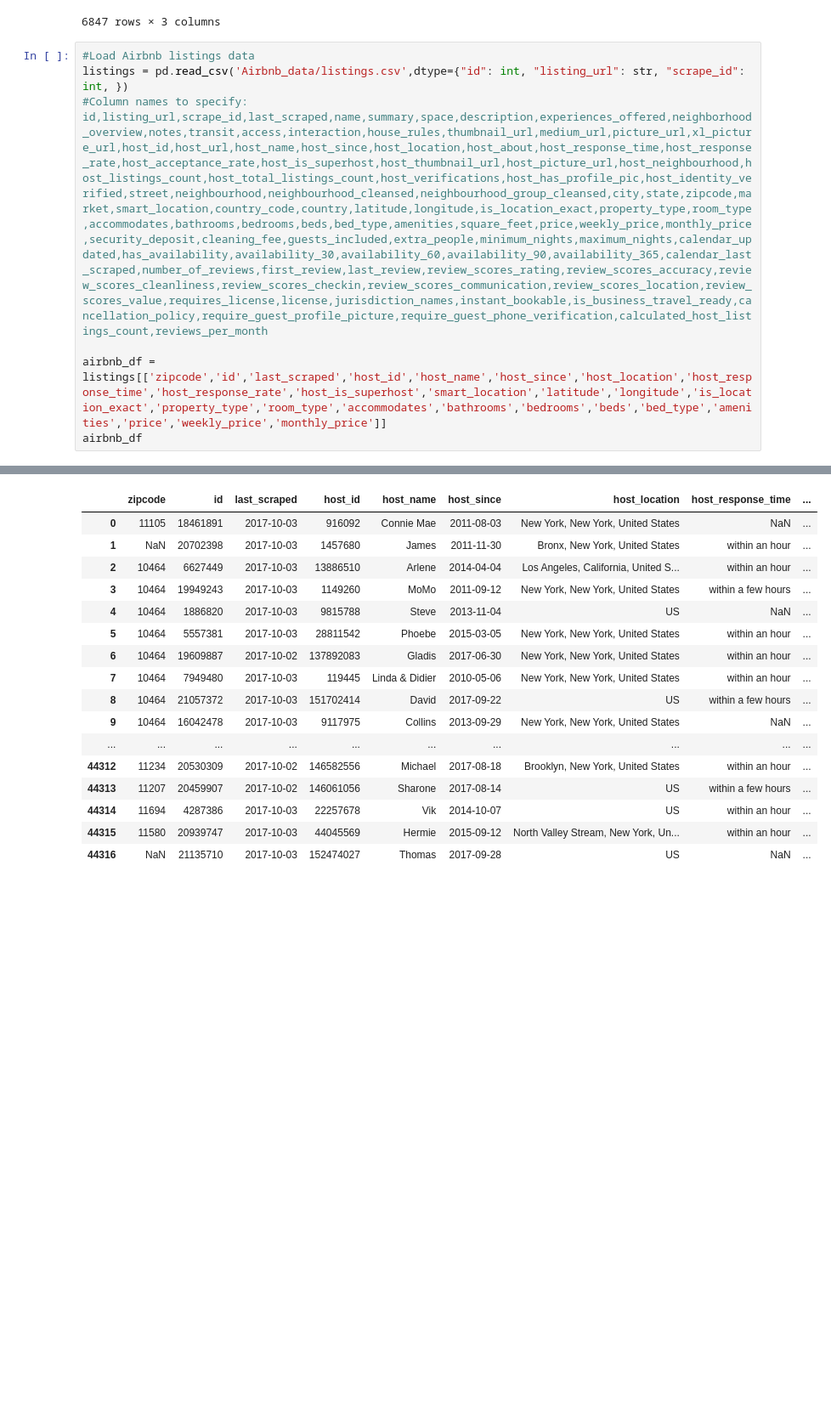
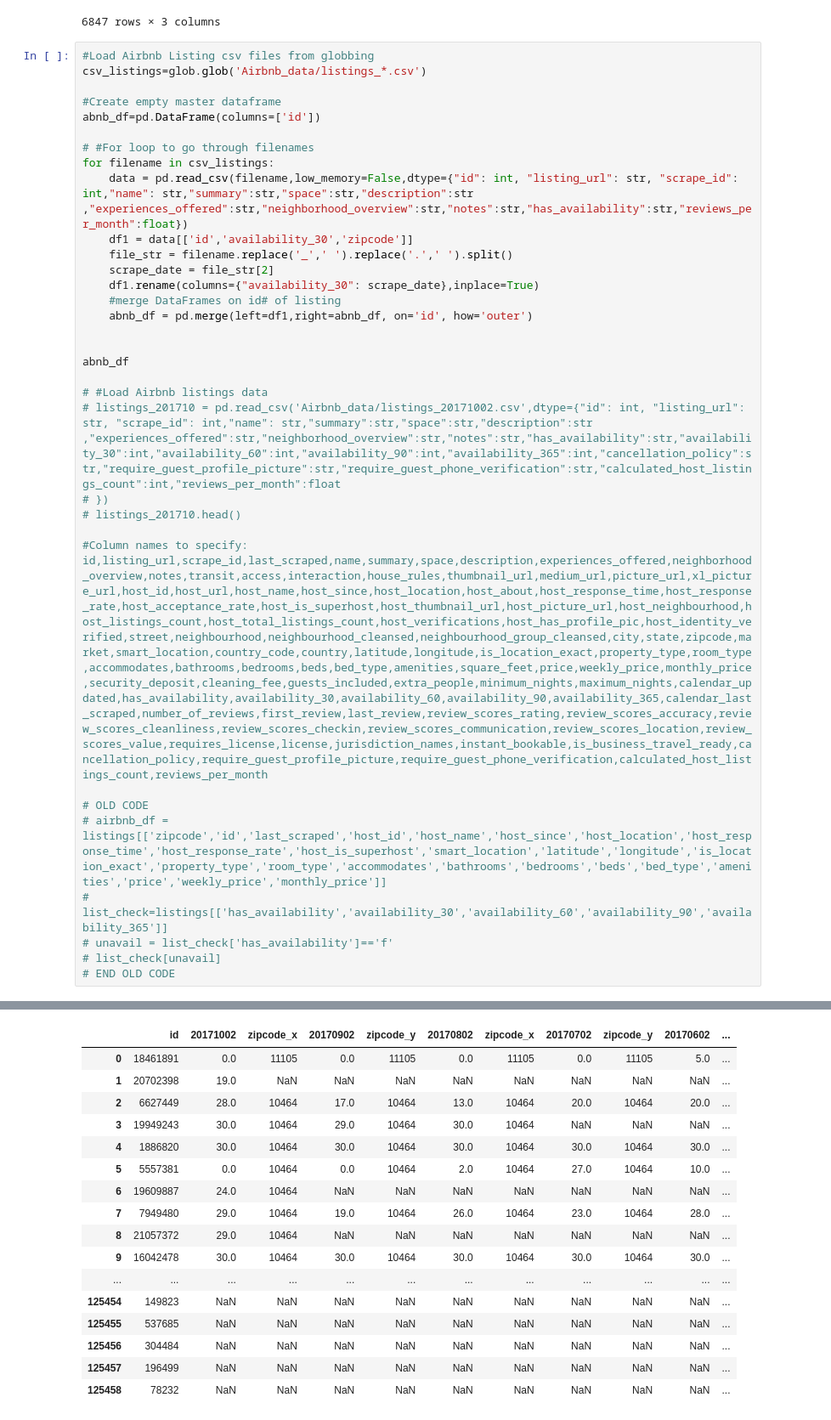
Before and after one commit to csignature/springboard-projects, a Jupyter notebook: Capstone_01/airbnb-capstone.ipynb, the cells around one changed output, grey strips where cells are left out. Shown: that part at 85% size. Drawn from its saved outputs; the diff is of its cells as text; blank space fills up the shorter version.

Commit message:
airbnb listing activity update1

```diff
--- a/Capstone_01/airbnb-capstone.ipynb
+++ b/Capstone_01/airbnb-capstone.ipynb
@@ -88,10 +88,36 @@ mlp_df
 | 6846 | 2016-01-31 | 699000.0 | 11694 |
 6847 rows × 3 columns
 # %%
-#Load Airbnb listings data
-listings = pd.read_csv('Airbnb_data/listings.csv',dtype={"id": int, "listing_url": str, "scrape_id": int, })
+#Load Airbnb Listing csv files from globbing
+csv_listings=glob.glob('Airbnb_data/listings_*.csv')
+
+#Create empty master dataframe
+abnb_df=pd.DataFrame(columns=['id'])
+
+# #For loop to go through filenames
+for filename in csv_listings:
+    data = pd.read_csv(filename,low_memory=False,dtype={"id": int, "listing_url": str, "scrape_id": int,"name": str,"summary":str,"space":str,"description":str ,"experiences_offered":str,"neighborhood_overview":str,"notes":str,"has_availability":str,"reviews_per_month":float})
+    df1 = data[['id','availability_30','zipcode']]
+    file_str = filename.replace('_',' ').replace('.',' ').split()
+    scrape_date = file_str[2]
+    df1.rename(columns={"availability_30": scrape_date},inplace=True)
+    #merge DataFrames on id# of listing
+    abnb_df = pd.merge(left=df1,right=abnb_df, on='id', how='outer')
+
+
+abnb_df
+
+# #Load Airbnb listings data
+# listings_201710 = pd.read_csv('Airbnb_data/listings_20171002.csv',dtype={"id": int, "listing_url": str, "scrape_id": int,"name": str,"summary":str,"space":str,"description":str ,"experiences_offered":str,"neighborhood_overview":str,"notes":str,"has_availability":str,"availability_30":int,"availability_60":int,"availability_90":int,"availability_365":int,"cancellation_policy":str,"require_guest_profile_picture":str,"require_guest_phone_verification":str,"calculated_host_listings_count":int,"reviews_per_month":float
+# })
+# listings_201710.head()
+
 #Column names to specify: id,listing_url,scrape_id,last_scraped,name,summary,space,description,experiences_offered,neighborhood_overview,notes,transit,access,interaction,house_rules,thumbnail_url,medium_url,picture_url,xl_picture_url,host_id,host_url,host_name,host_since,host_location,host_about,host_response_time,host_response_rate,host_acceptance_rate,host_is_superhost,host_thumbnail_url,host_picture_url,host_neighbourhood,host_listings_count,host_total_listings_count,host_verifications,host_has_profile_pic,host_identity_verified,street,neighbourhood,neighbourhood_cleansed,neighbourhood_group_cleansed,city,state,zipcode,market,smart_location,country_code,country,latitude,longitude,is_location_exact,property_type,room_type,accommodates,bathrooms,bedrooms,beds,bed_type,amenities,square_feet,price,weekly_price,monthly_price,security_deposit,cleaning_fee,guests_included,extra_people,minimum_nights,maximum_nights,calendar_updated,has_availability,availability_30,availability_60,availability_90,availability_365,calendar_last_scraped,number_of_reviews,first_review,last_review,review_scores_rating,review_scores_accuracy,review_scores_cleanliness,review_scores_checkin,review_scores_communication,review_scores_location,review_scores_value,requires_license,license,jurisdiction_names,instant_bookable,is_business_travel_ready,cancellation_policy,require_guest_profile_picture,require_guest_phone_verification,calculated_host_listings_count,reviews_per_month
 
-airbnb_df = listings[['zipcode','id','last_scraped','host_id','host_name','host_since','host_location','host_response_time','host_response_rate','host_is_superhost','smart_location','latitude','longitude','is_location_exact','property_type','room_type','accommodates','bathrooms','bedrooms','beds','bed_type','amenities','price','weekly_price','monthly_price']]
-airbnb_df
+# OLD CODE
+# airbnb_df = listings[['zipcode','id','last_scraped','host_id','host_name','host_since','host_location','host_response_time','host_response_rate','host_is_superhost','smart_location','latitude','longitude','is_location_exact','property_type','room_type','accommodates','bathrooms','bedrooms','beds','bed_type','amenities','price','weekly_price','monthly_price']]
+# list_check=listings[['has_availability','availability_30','availability_60','availability_90','availability_365']]
+# unavail = list_check['has_availability']=='f'
+# list_check[unavail]
+# END OLD CODE
 # %% [output]
@@ -98,17 +128,17 @@ airbnb_df
-|  | zipcode | id | last_scraped | host_id | host_name | host_since | host_location | host_response_time | ... |
-| 0 | 11105 | 18461891 | 2017-10-03 | 916092 | Connie Mae | 2011-08-03 | New York, New York, United States | NaN | ... |
-| 1 | NaN | 20702398 | 2017-10-03 | 1457680 | James | 2011-11-30 | Bronx, New York, United States | within an hour | ... |
-| 2 | 10464 | 6627449 | 2017-10-03 | 13886510 | Arlene | 2014-04-04 | Los Angeles, California, United S... | within an hour | ... |
-| 3 | 10464 | 19949243 | 2017-10-03 | 1149260 | MoMo | 2011-09-12 | New York, New York, United States | within a few hours | ... |
-| 4 | 10464 | 1886820 | 2017-10-03 | 9815788 | Steve | 2013-11-04 | US | NaN | ... |
-| 5 | 10464 | 5557381 | 2017-10-03 | 28811542 | Phoebe | 2015-03-05 | New York, New York, United States | within an hour | ... |
-| 6 | 10464 | 19609887 | 2017-10-02 | 137892083 | Gladis | 2017-06-30 | New York, New York, United States | within an hour | ... |
-| 7 | 10464 | 7949480 | 2017-10-03 | 119445 | Linda & Didier | 2010-05-06 | New York, New York, United States | within an hour | ... |
-| 8 | 10464 | 21057372 | 2017-10-03 | 151702414 | David | 2017-09-22 | US | within a few hours | ... |
-| 9 | 10464 | 16042478 | 2017-10-03 | 9117975 | Collins | 2013-09-29 | New York, New York, United States | NaN | ... |
-| ... | ... | ... | ... | ... | ... | ... | ... | ... | ... |
-| 44312 | 11234 | 20530309 | 2017-10-02 | 146582556 | Michael | 2017-08-18 | Brooklyn, New York, United States | within an hour | ... |
-| 44313 | 11207 | 20459907 | 2017-10-02 | 146061056 | Sharone | 2017-08-14 | US | within a few hours | ... |
-| 44314 | 11694 | 4287386 | 2017-10-03 | 22257678 | Vik | 2014-10-07 | US | within an hour | ... |
-| 44315 | 11580 | 20939747 | 2017-10-03 | 44045569 | Hermie | 2015-09-12 | North Valley Stream, New York, Un... | within an hour | ... |
-| 44316 | NaN | 21135710 | 2017-10-03 | 152474027 | Thomas | 2017-09-28 | US | NaN | ... |
+|  | id | 20171002 | zipcode_x | 20170902 | zipcode_y | 20170802 | zipcode_x | 20170702 | zipcode_y | 20170602 | ... |
+| 0 | 18461891 | 0.0 | 11105 | 0.0 | 11105 | 0.0 | 11105 | 0.0 | 11105 | 5.0 | ... |
+| 1 | 20702398 | 19.0 | NaN | NaN | NaN | NaN | NaN | NaN | NaN | NaN | ... |
+| 2 | 6627449 | 28.0 | 10464 | 17.0 | 10464 | 13.0 | 10464 | 20.0 | 10464 | 20.0 | ... |
+| 3 | 19949243 | 30.0 | 10464 | 29.0 | 10464 | 30.0 | 10464 | NaN | NaN | NaN | ... |
+| 4 | 1886820 | 30.0 | 10464 | 30.0 | 10464 | 30.0 | 10464 | 30.0 | 10464 | 30.0 | ... |
+| 5 | 5557381 | 0.0 | 10464 | 0.0 | 10464 | 2.0 | 10464 | 27.0 | 10464 | 10.0 | ... |
+| 6 | 19609887 | 24.0 | 10464 | NaN | NaN | NaN | NaN | NaN | NaN | NaN | ... |
+| 7 | 7949480 | 29.0 | 10464 | 19.0 | 10464 | 26.0 | 10464 | 23.0 | 10464 | 28.0 | ... |
+| 8 | 21057372 | 29.0 | 10464 | NaN | NaN | NaN | NaN | NaN | NaN | NaN | ... |
+| 9 | 16042478 | 30.0 | 10464 | 30.0 | 10464 | 30.0 | 10464 | 30.0 | 10464 | 30.0 | ... |
+| ... | ... | ... | ... | ... | ... | ... | ... | ... | ... | ... | ... |
+| 125454 | 149823 | NaN | NaN | NaN | NaN | NaN | NaN | NaN | NaN | NaN | ... |
+| 125455 | 537685 | NaN | NaN | NaN | NaN | NaN | NaN | NaN | NaN | NaN | ... |
+| 125456 | 304484 | NaN | NaN | NaN | NaN | NaN | NaN | NaN | NaN | NaN | ... |
+| 125457 | 196499 | NaN | NaN | NaN | NaN | NaN | NaN | NaN | NaN | NaN | ... |
+| 125458 | 78232 | NaN | NaN | NaN | NaN | NaN | NaN | NaN | NaN | NaN | ... |
```
Also changed, not shown: parts of 1 cell of this notebook.
